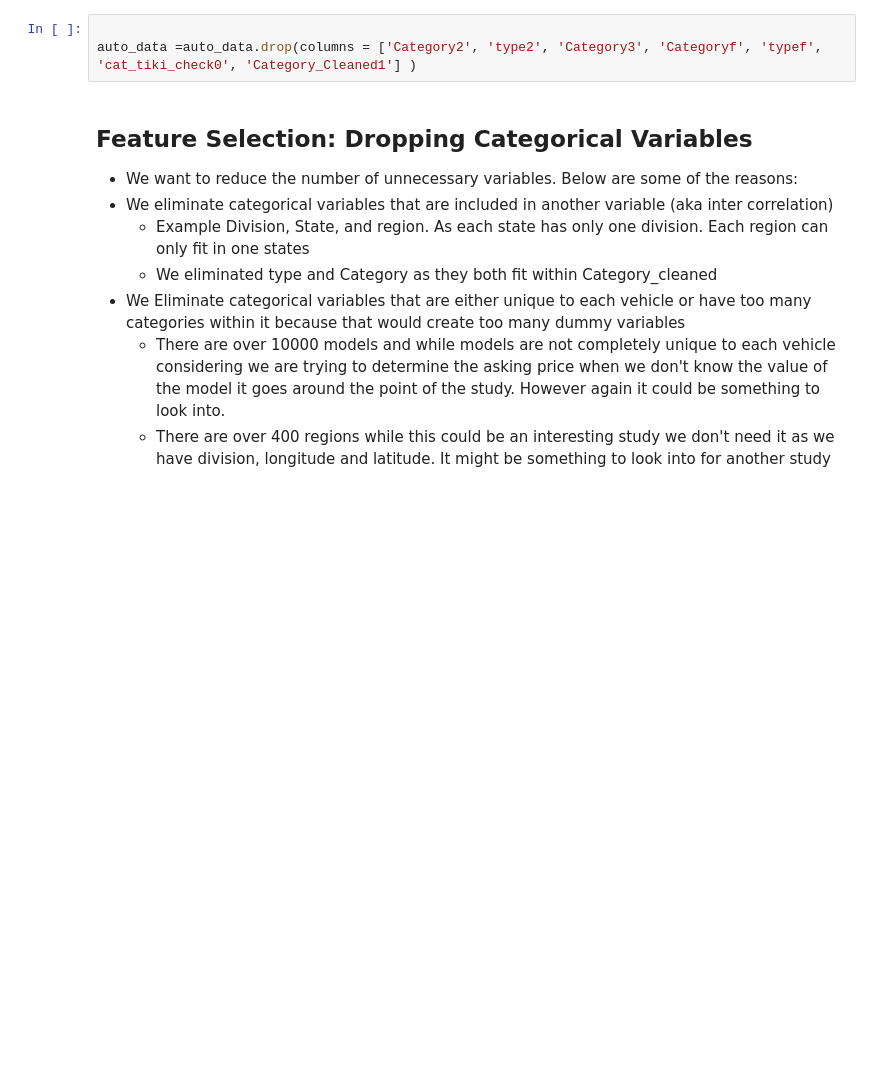
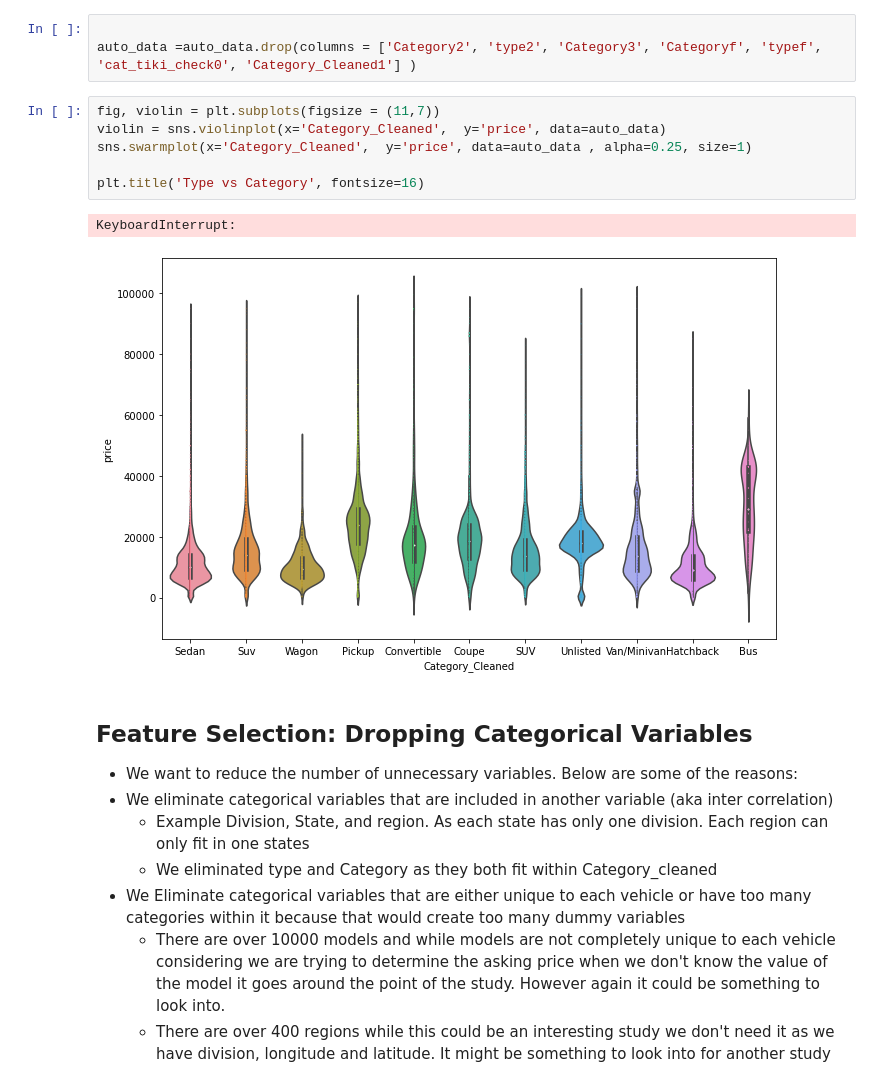
Before and after one commit to ShrutikaSankar/Springboard, a Jupyter notebook: auto_cap/auto_clean_copy4.ipynb, the cells around one changed output. Cells and saved outputs as stored; diff of their text form; blank space fills up the shorter version.

```diff
--- a/auto_cap/auto_clean_copy4.ipynb
+++ b/auto_cap/auto_clean_copy4.ipynb
@@ -1394,6 +1394,15 @@ Index(['id', 'region', 'price', 'year', 'manufacturer', 'model', 'condition',
 # %%
 
 auto_data =auto_data.drop(columns = ['Category2', 'type2', 'Category3', 'Categoryf', 'typef', 'cat_tiki_check0', 'Category_Cleaned1'] )
+# %%
+fig, violin = plt.subplots(figsize = (11,7))
+violin = sns.violinplot(x='Category_Cleaned',  y='price', data=auto_data)
+sns.swarmplot(x='Category_Cleaned',  y='price', data=auto_data , alpha=0.25, size=1)
+
+plt.title('Type vs Category', fontsize=16)
+# %% [output]
+KeyboardInterrupt:
+[figure, added]
 # %% [markdown]
 ## Feature Selection: Dropping Categorical Variables
 * We want to reduce the number of unnecessary variables. Below are some of the reasons:
```
Also changed, not shown: parts of 8 cells of this notebook.
